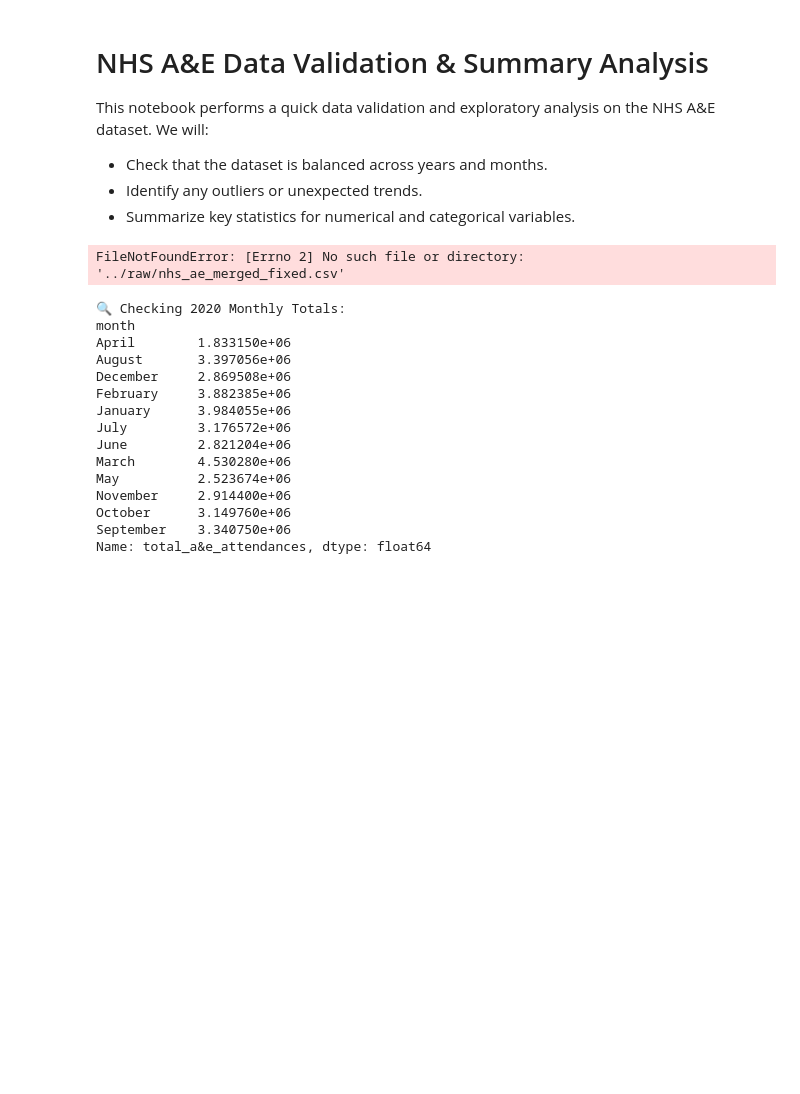
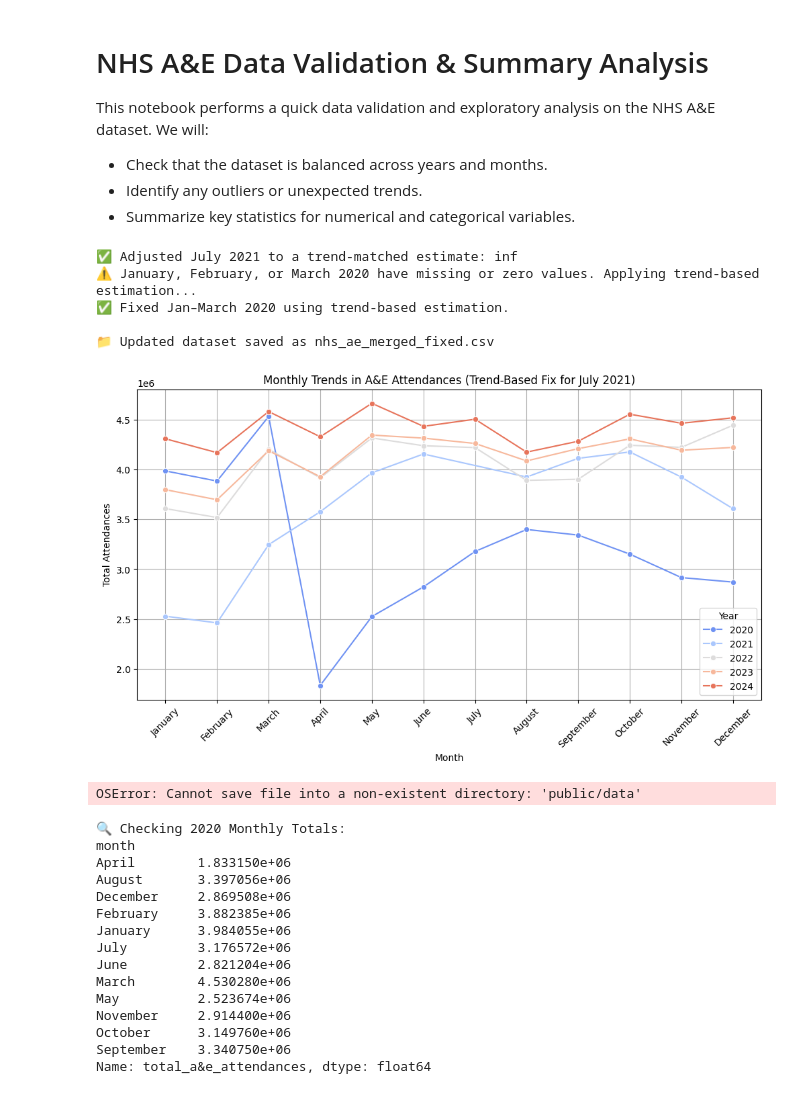
Before and after one commit to sophieboyle1/Final-Year-Project, a Jupyter notebook: backend/src/data_analysis/data_validation.ipynb, the cells around one changed output. Drawn from its saved outputs; the diff is of its cells as text; code cells hidden in the pictures; blank space fills up the shorter version.

Commit message:
fixed chart visuals on the a&e page

```diff
--- a/backend/src/data_analysis/data_validation.ipynb
+++ b/backend/src/data_analysis/data_validation.ipynb
@@ -13,7 +13,7 @@ import matplotlib.pyplot as plt
 import seaborn as sns
 
 # Load Dataset
-file_path = "../../raw/nhs_ae_merged_fixed.csv"
+file_path = "../../raw/nhs_ae_merged.csv"
 nhs_data = pd.read_csv(file_path)
 
 # Ensure 'year' is a string and 'month' is categorical
@@ -96,34 +96,40 @@ monthly_trends = nhs_data.groupby(["year", "month"])["total_a&e_attendances"].su
 monthly_trends["month"] = pd.Categorical(monthly_trends["month"], categories=[
     "January", "February", "March", "April", "May", "June",
     "July", "August", "September", "October", "November", "December"
 ], ordered=True)
 
 monthly_trends = monthly_trends.sort_values(["year", "month"])
 
 # 📊 **Plot Updated Trends**
 plt.figure(figsize=(12, 6))
 sns.lineplot(x="month", y="total_a&e_attendances", hue="year", data=monthly_trends, marker="o", palette="coolwarm")
 plt.title("Monthly Trends in A&E Attendances (Trend-Based Fix for July 2021)")
 plt.xlabel("Month")
 plt.ylabel("Total Attendances")
 plt.xticks(rotation=45)
 plt.legend(title="Year")
 plt.grid(True)
 plt.show()
 
 # Format short month names (e.g., Jan, Feb, Mar)
 monthly_trends["month"] = pd.to_datetime(monthly_trends["month"], format="%B").dt.strftime("%b")
 
 # Rename and reorder columns for React frontend
 monthly_trends = monthly_trends.rename(columns={"total_a&e_attendances": "attendance"})
 monthly_trends = monthly_trends[["year", "month", "attendance"]]
 
 # Save JSON file to your React project's public folder
 monthly_trends.to_json("public/data/ae_monthly.json", orient="records", indent=2)
 
 print("✅ Exported real A&E attendance data to: public/data/ae_monthly.json")
 # %% [output]
-FileNotFoundError: [Errno 2] No such file or directory: '../raw/nhs_ae_merged_fixed.csv'
+✅ Adjusted July 2021 to a trend-matched estimate: inf
+⚠ January, February, or March 2020 have missing or zero values. Applying trend-based estimation...
+✅ Fixed Jan–March 2020 using trend-based estimation.
+
+📁 Updated dataset saved as nhs_ae_merged_fixed.csv
+[figure, added]
+OSError: Cannot save file into a non-existent directory: 'public/data'
 # %%
 print("\n🔍 Checking 2020 Monthly Totals:")
 print(nhs_data[nhs_data["year"] == "2020"].groupby("month")["total_a&e_attendances"].sum())
```
Also changed, not shown: parts of 1 cell of this notebook, 4 other files.
